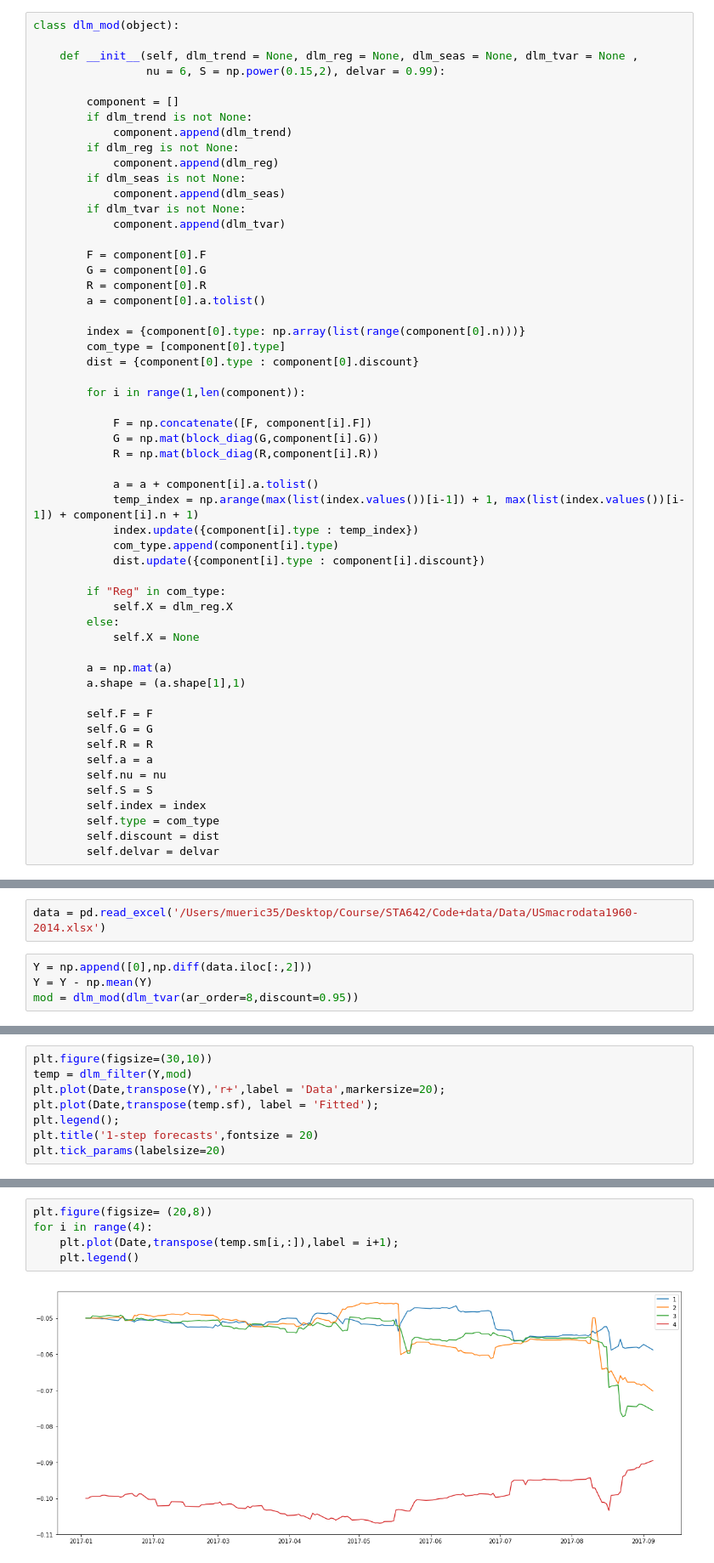
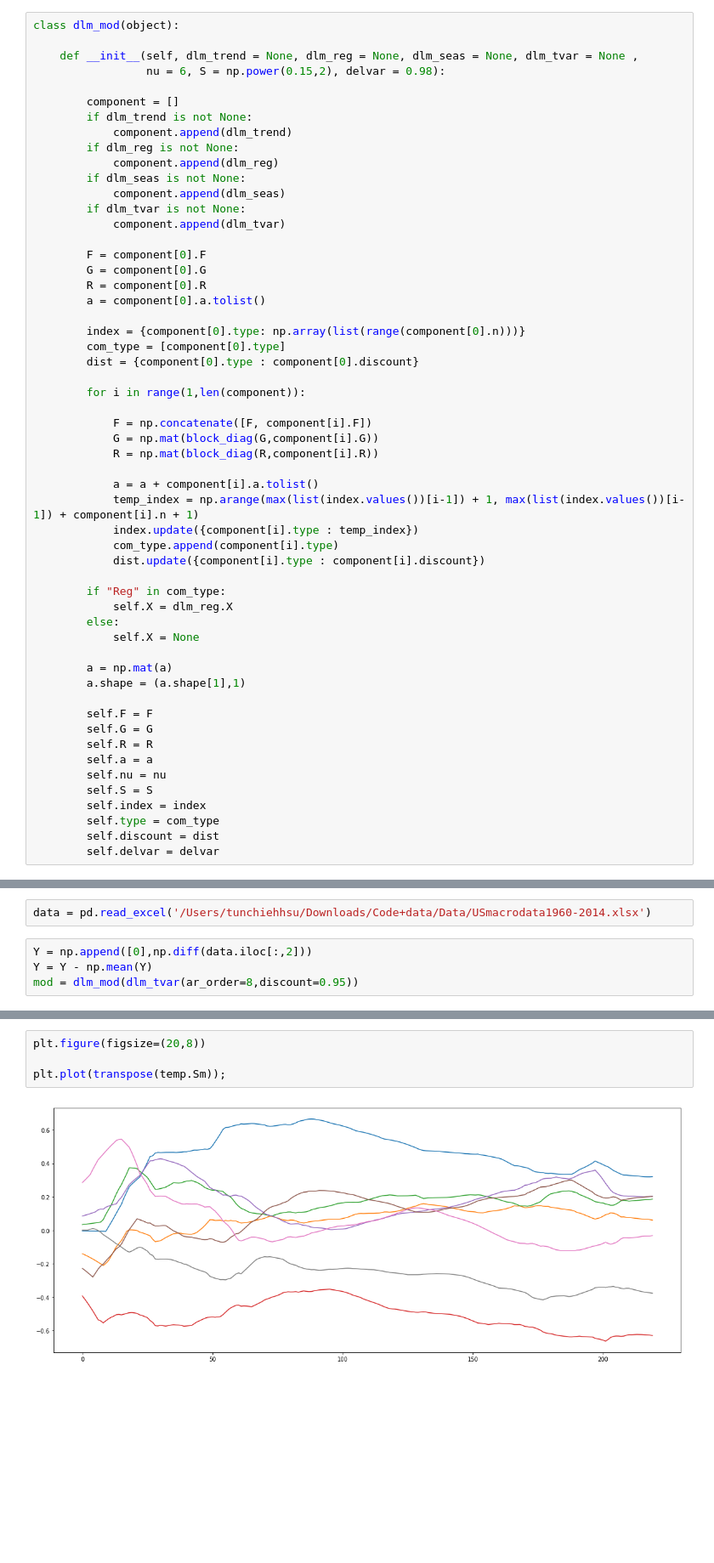
Before and after one commit to TunChiehHsu/Univariate_DLM, a Jupyter notebook: Univariate_dlm.ipynb, the cells around one changed output, grey strips where cells are left out. Shown at 85% size. Saved outputs shown, nothing was run; the diff lists cells and outputs as text; blank space fills up the shorter version.

```diff
--- a/Univariate_dlm.ipynb
+++ b/Univariate_dlm.ipynb
@@ -163,7 +163,7 @@ class dlm_tvar(object):
 class dlm_mod(object):
 
     def __init__(self, dlm_trend = None, dlm_reg = None, dlm_seas = None, dlm_tvar = None ,
-                 nu = 6, S = np.power(0.15,2), delvar = 0.99):
+                 nu = 6, S = np.power(0.15,2), delvar = 0.98):
 
         component = []
         if dlm_trend is not None:
@@ -397,7 +440,7 @@ plt.plot(transpose(temp.sm));
 # %% [markdown]
 ## USmacrodata example
 # %%
-data = pd.read_excel('/Users/mueric35/Desktop/Course/STA642/Code+data/Data/USmacrodata1960-2014.xlsx')
+data = pd.read_excel('/Users/tunchiehhsu/Downloads/Code+data/Data/USmacrodata1960-2014.xlsx')
 # %%
 Y = np.append([0],np.diff(data.iloc[:,2]))
 Y = Y - np.mean(Y)
@@ -463,8 +460,0 @@ mod = dlm_mod(dlm_reg=None,dlm_seas=None,dlm_trend=None,dlm_tvar=mod_ar,delvar=0
-# %%
-plt.figure(figsize=(30,10))
-temp = dlm_filter(Y,mod)
-plt.plot(Date,transpose(Y),'r+',label = 'Data',markersize=20);
-plt.plot(Date,transpose(temp.sf), label = 'Fitted');
-plt.legend();
-plt.title('1-step forecasts',fontsize = 20)
-plt.tick_params(labelsize=20)
@@ -479,7 +461,6 @@ plot_1_step(temp,0.95)
 # %%
-plt.figure(figsize= (20,8))
-for i in range(4):
-    plt.plot(Date,transpose(temp.sm[i,:]),label = i+1);
-    plt.legend()
+plt.figure(figsize=(20,8))
+
+plt.plot(transpose(temp.Sm));
 # %% [output]
-[figure, old version]
+[figure, new version]
```
Also changed, not shown: parts of 38 cells of this notebook, 1 other file.
